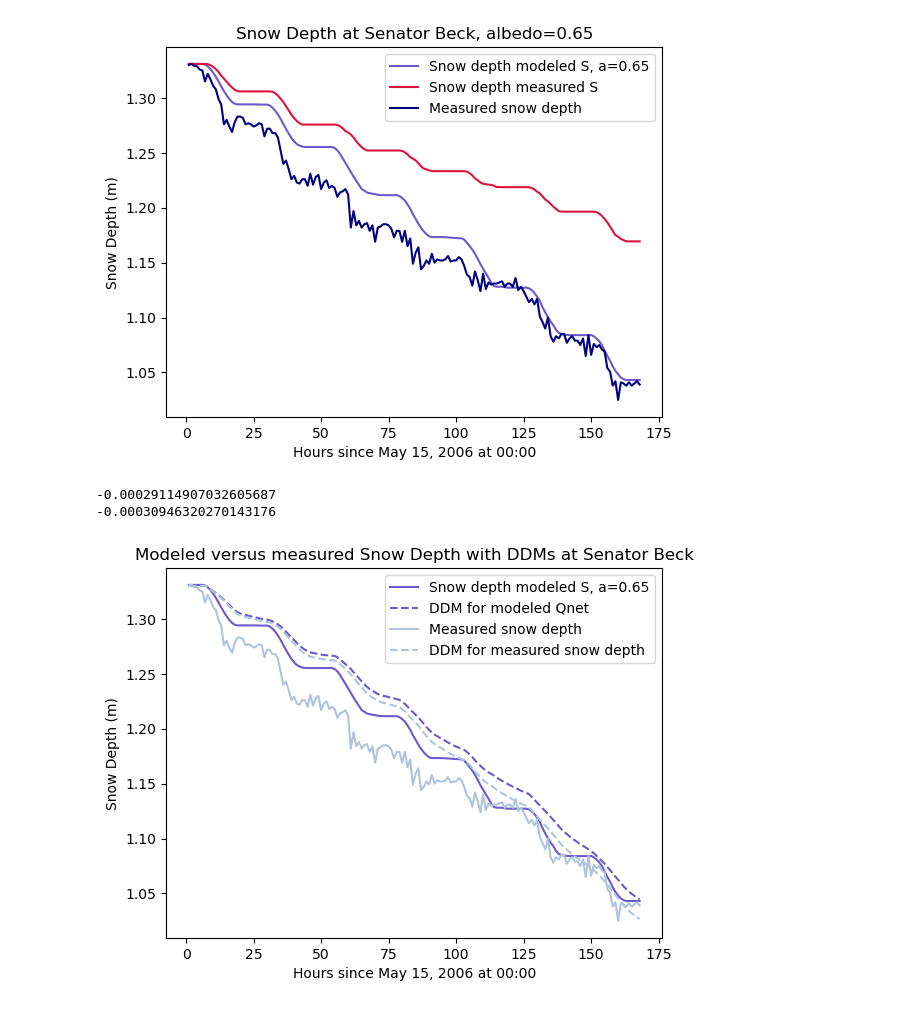
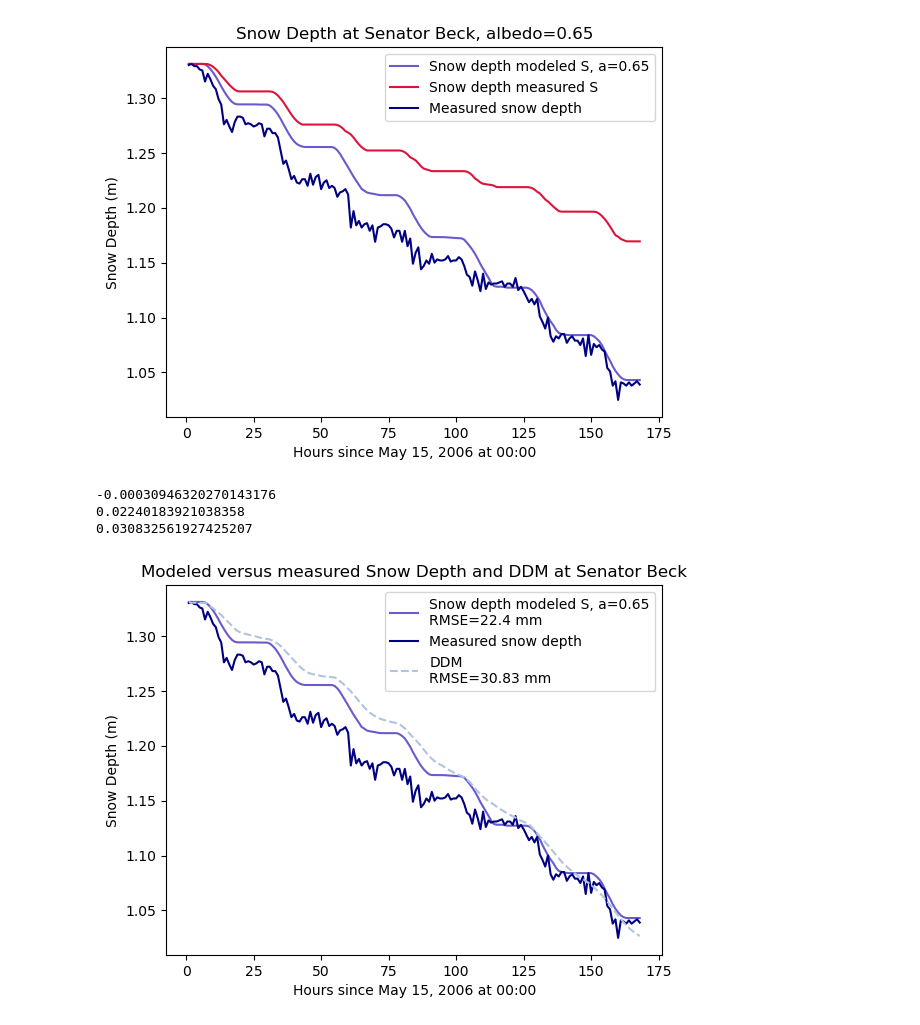
Before and after one commit to gretchenhough/Hough-S26, a Jupyter notebook: HW4/GEOS566 HW4 Melt Model Senator Beck.ipynb, the cells around one changed output. Saved outputs shown, nothing was run; the diff lists cells and outputs as text; code cells hidden in the pictures.

```diff
--- a/HW4/GEOS566 HW4 Melt Model Senator Beck.ipynb
+++ b/HW4/GEOS566 HW4 Melt Model Senator Beck.ipynb
@@ -395,37 +392,36 @@ plt.show()
 # %%
 df.loc[df['Ta_av']<0, 'Ta_av']=0
 
-delSWE_mod=df['Dmod'].min()-df['Dmod'].max()
 delSWE_meas=df['depth [m]'].min()-df['depth [m]'].max()
 Tpos=df['Ta_av'].sum()
-
-ddf_mod=delSWE_mod/Tpos
 ddf_meas=delSWE_meas/Tpos
 
-df['ddm_mod']=np.zeros(len(df))
 df['ddm_meas']=np.zeros(len(df))
-df.loc[0,'ddm_mod']=df['depth [m]'].max()
 df.loc[0,'ddm_meas']=df['depth [m]'].max()
 
-print(ddf_mod)
 print(ddf_meas)
 
 for i in range(len(df)-1):
-    df.loc[i+1,'ddm_mod']=df.loc[i,'ddm_mod']+ddf_mod*df.loc[i,'Ta_av']
     df.loc[i+1,'ddm_meas']=df.loc[i,'ddm_meas']+ddf_meas*df.loc[i,'Ta_av']
+
+rmse_mod=np.sqrt(np.mean((df['Dmod']-df['depth [m]'])**2))
+rmse_meas=np.sqrt(np.mean((df['ddm_meas']-df['depth [m]'])**2))
+
+print(rmse_mod)
+print(rmse_meas)
 
 fig, ax = plt.subplots()
 
-ax.plot(df['t'], df['Dmod'], c='slateblue', label='Snow depth modeled S, a=0.65')
-ax.plot(df['t'], df['ddm_mod'], c='slateblue', linestyle='--', label='DDM for modeled Qnet')
-ax.plot(df['t'], df['depth [m]'], c='lightsteelblue', label='Measured snow depth')
-ax.plot(df['t'], df['ddm_meas'], c='lightsteelblue', linestyle='--', label='DDM for measured snow depth')
+ax.plot(df['t'], df['Dmod'], c='slateblue', label='Snow depth modeled S, a=0.65\n' 'RMSE=22.4 mm')
+ax.plot(df['t'], df['depth [m]'], c='navy', label='Measured snow depth')
+ax.plot(df['t'], df['ddm_meas'], c='lightsteelblue', linestyle='--', label='DDM\n' 'RMSE=30.83 mm')
 ax.set_xlabel('Hours since May 15, 2006 at 00:00')
 ax.set_ylabel('Snow Depth (m)')
-ax.set_title('Modeled versus measured Snow Depth with DDMs at Senator Beck')
+ax.set_title('Modeled versus measured Snow Depth and DDM at Senator Beck')
 ax.legend(loc='upper right')
 plt.show()
 # %% [output]
--0.00029114907032605687
 -0.00030946320270143176
+0.02240183921038358
+0.030832561927425207
-[figure, old version]
+[figure, new version]
```
Also changed, not shown: parts of 5 cells of this notebook, 8 other files.
